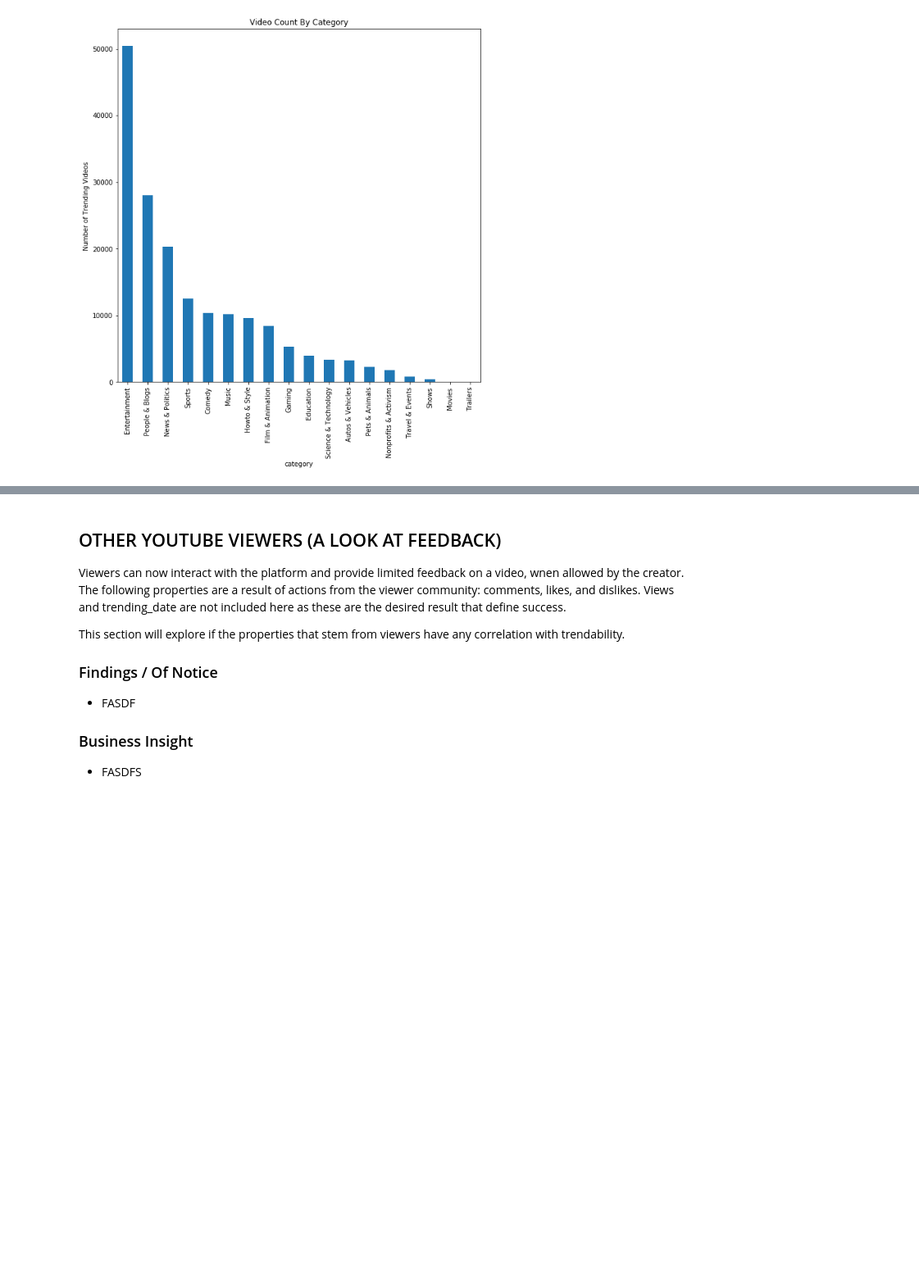
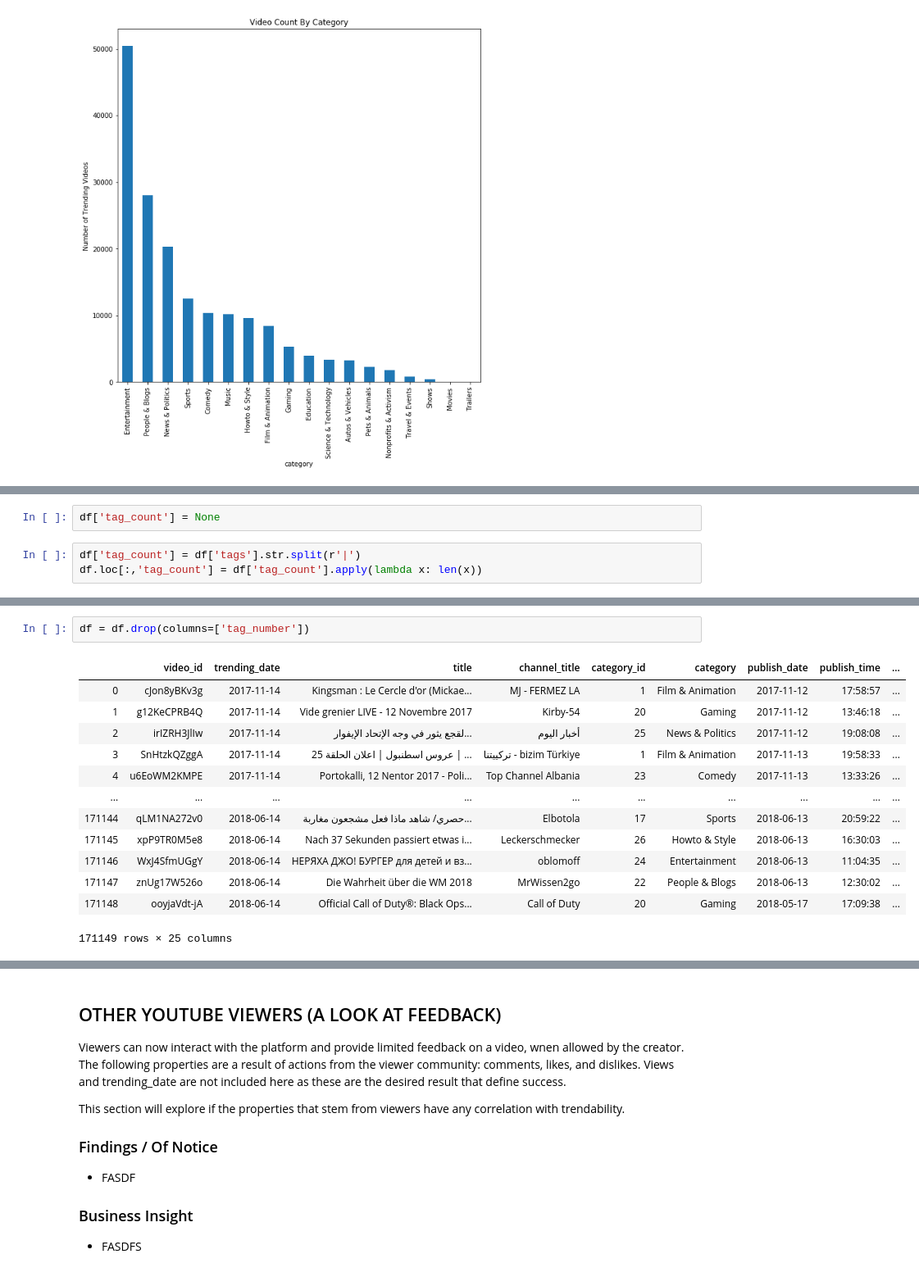
Before and after one commit to rachelleperez/Youtube-Trending, a Jupyter notebook: YoutubeTrendingVideos.ipynb, the cells around one changed output, grey strips where cells are left out. Shown: that part at 82% size. Saved outputs shown, nothing was run; the diff lists cells and outputs as text; blank space fills up the shorter version.

Commit message:
df update - tag_number column added

```diff
--- a/YoutubeTrendingVideos.ipynb
+++ b/YoutubeTrendingVideos.ipynb
@@ -304,0 +323,5 @@ df[entertainment & US]
+# %%
+df['tag_count'] = None
+# %%
+df['tag_count'] = df['tags'].str.split(r'|')
+df.loc[:,'tag_count'] = df['tag_count'].apply(lambda x: len(x))
@@ -304,0 +337,16 @@ df[entertainment & US]
+# %%
+df = df.drop(columns=['tag_number'])
+# %% [output]
+|  | video_id | trending_date | title | channel_title | category_id | category | publish_date | publish_time | ... |
+| 0 | cJon8yBKv3g | 2017-11-14 | Kingsman : Le Cercle d'or (Mickae... | MJ - FERMEZ LA | 1 | Film & Animation | 2017-11-12 | 17:58:57 | ... |
+| 1 | g12KeCPRB4Q | 2017-11-14 | Vide grenier LIVE - 12 Novembre 2017 | Kirby-54 | 20 | Gaming | 2017-11-12 | 13:46:18 | ... |
+| 2 | irIZRH3JlIw | 2017-11-14 | لقجع يثور في وجه الإتحاد الإيفوار... | أخبار اليوم | 25 | News & Politics | 2017-11-12 | 19:08:08 | ... |
+| 3 | SnHtzkQZggA | 2017-11-14 | عروس اسطنبول | اعلان الحلقة 25 | ... | تركييتنا - bizim Türkiye | 1 | Film & Animation | 2017-11-13 | 19:58:33 | ... |
+| 4 | u6EoWM2KMPE | 2017-11-14 | Portokalli, 12 Nentor 2017 - Poli... | Top Channel Albania | 23 | Comedy | 2017-11-13 | 13:33:26 | ... |
+| ... | ... | ... | ... | ... | ... | ... | ... | ... | ... |
+| 171144 | qLM1NA272v0 | 2018-06-14 | حصري/ شاهد ماذا فعل مشجعون مغاربة... | Elbotola | 17 | Sports | 2018-06-13 | 20:59:22 | ... |
+| 171145 | xpP9TR0M5e8 | 2018-06-14 | Nach 37 Sekunden passiert etwas i... | Leckerschmecker | 26 | Howto & Style | 2018-06-13 | 16:30:03 | ... |
+| 171146 | WxJ4SfmUGgY | 2018-06-14 | НЕРЯХА ДЖО! БУРГЕР для детей и вз... | oblomoff | 24 | Entertainment | 2018-06-13 | 11:04:35 | ... |
+| 171147 | znUg17W526o | 2018-06-14 | Die Wahrheit über die WM 2018 | MrWissen2go | 22 | People & Blogs | 2018-06-13 | 12:30:02 | ... |
+| 171148 | ooyjaVdt-jA | 2018-06-14 | Official Call of Duty®: Black Ops... | Call of Duty | 20 | Gaming | 2018-05-17 | 17:09:38 | ... |
+171149 rows × 25 columns
```
Also changed, not shown: parts of 10 cells of this notebook.
